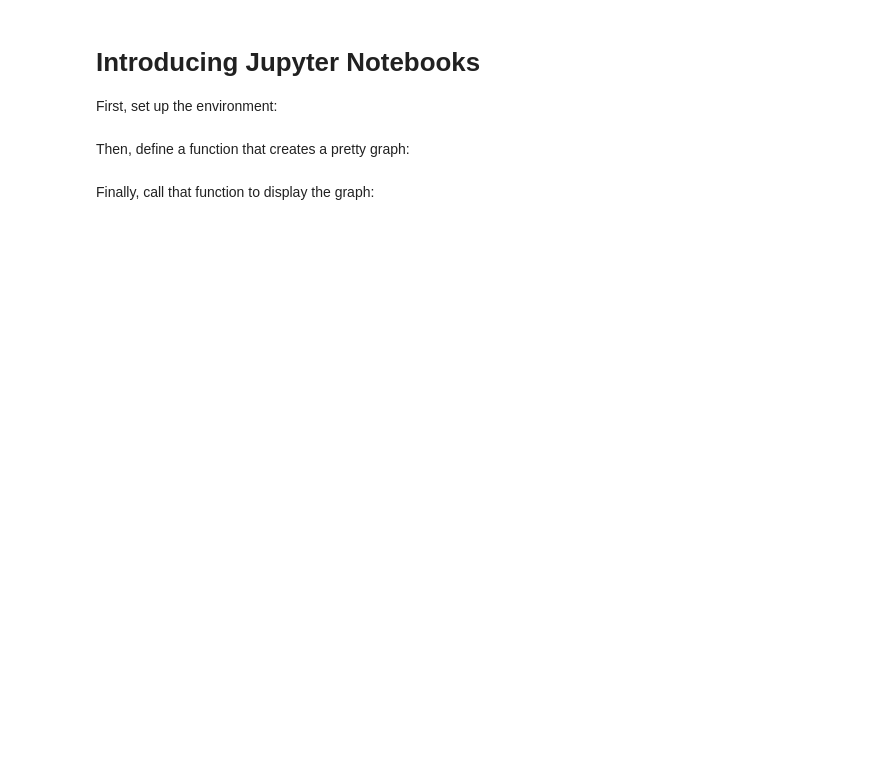
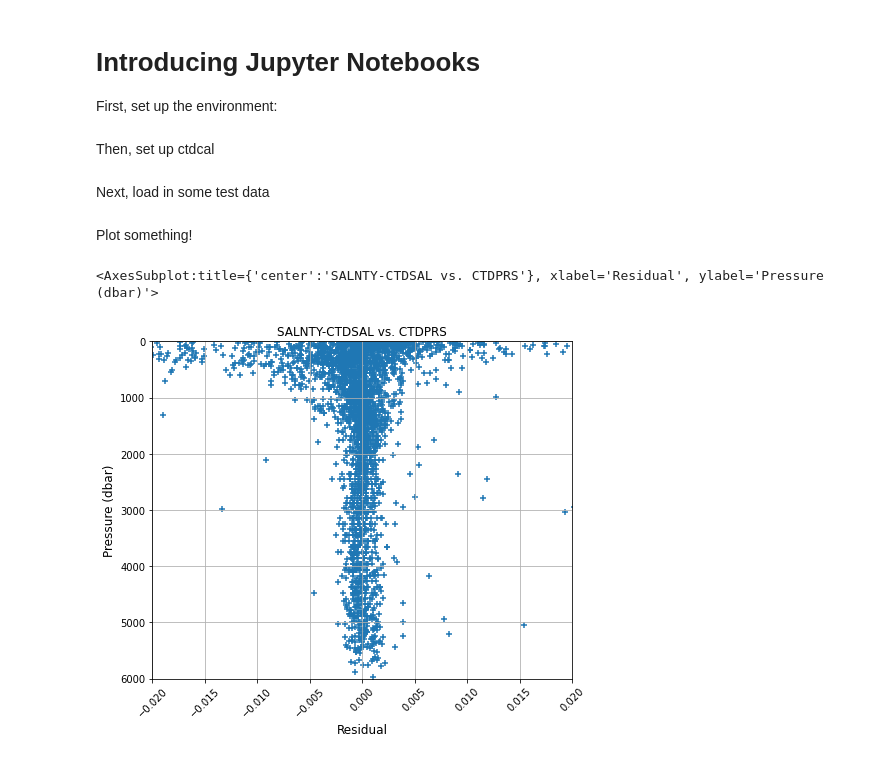
Before and after one commit to SIO-ODF/ctdcal, a Jupyter notebook: docs/notebooks/intro.ipynb, the cells around one changed output. Saved outputs shown, nothing was run; the diff lists cells and outputs as text; code cells hidden in the pictures; blank space fills up the shorter version.

Commit message:
test ipynb with actual ctdcal code

```diff
--- a/docs/notebooks/intro.ipynb
+++ b/docs/notebooks/intro.ipynb
@@ -16,4 +17,4 @@ except AttributeError:
 
 pl.rcParams["figure.figsize"] = [15, 8]
 # %% [markdown]
-Then, define a function that creates a pretty graph:
+Then, set up ctdcal
@@ -39,4 +21,39 @@ def SineAndCosineWaves():
 # %% [markdown]
-Finally, call that function to display the graph:
+Next, load in some test data
 # %%
-SineAndCosineWaves()
+import requests
+from io import BytesIO
+
+# retrieve data file from CCHDO
+fname = "https://cchdo.ucsd.edu/data/19436/325020210316_hy1.csv"
+content = requests.get(fname).content
+
+# find row of units, which must be skipped for pandas to load file properly
+lines = content.split(b"\n")
+for idx, line in enumerate(lines):
+    if line.startswith(b"EXPOCODE"):
+        units = idx + 1
+        break
+
+# read data file into pandas DataFrame
+data = pd.read_csv(
+    BytesIO(content),
+    skiprows=[0, units],
+    skipfooter=1,
+    engine="python",
+    comment="#",
+    skipinitialspace=True,
+)
+# %% [markdown]
+Plot something!
+# %%
+from ctdcal import get_ctdcal_config, ctd_plots
+
+cfg = get_ctdcal_config()
+
+ctd_plots.residual_vs_pressure(
+    data[cfg.column["sal"]], data[cfg.column["refS"]], data[cfg.column["p"]], grid=True
+)
+# %% [output]
+<AxesSubplot:title={'center':'SALNTY-CTDSAL vs. CTDPRS'}, xlabel='Residual', ylabel='Pressure (dbar)'>
+[figure, added]
```
Also changed, not shown: parts of 2 cells of this notebook.
